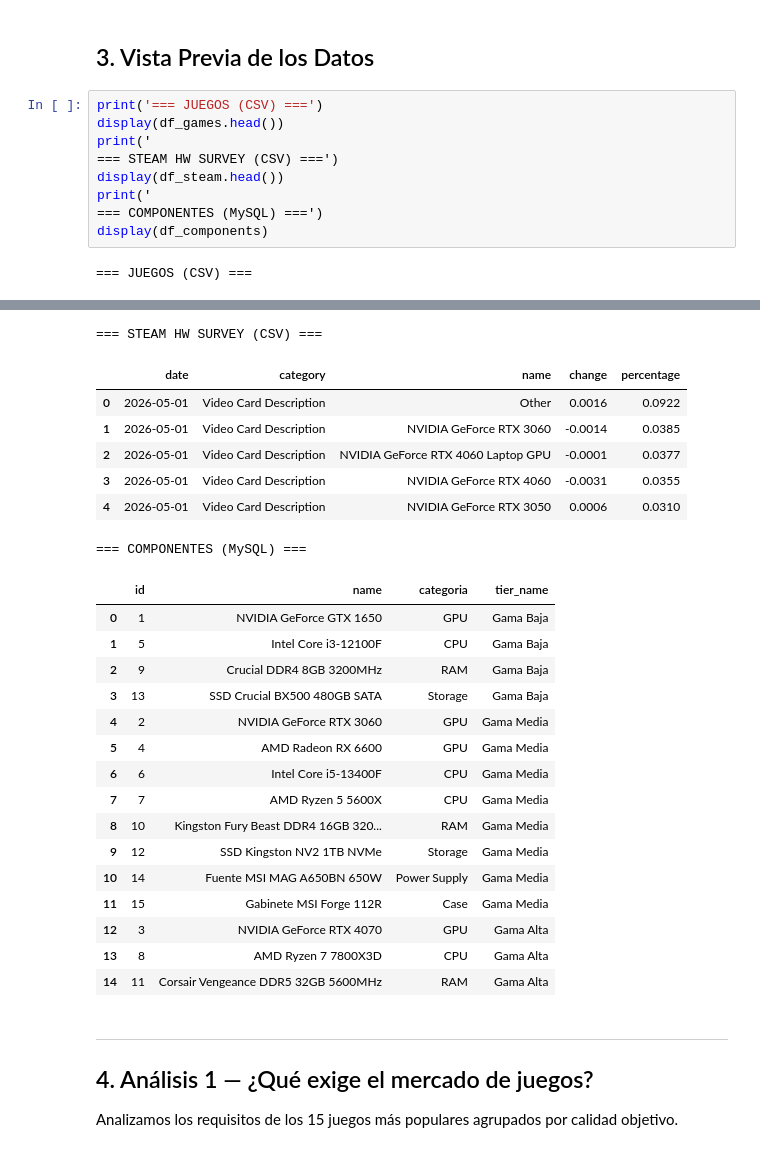
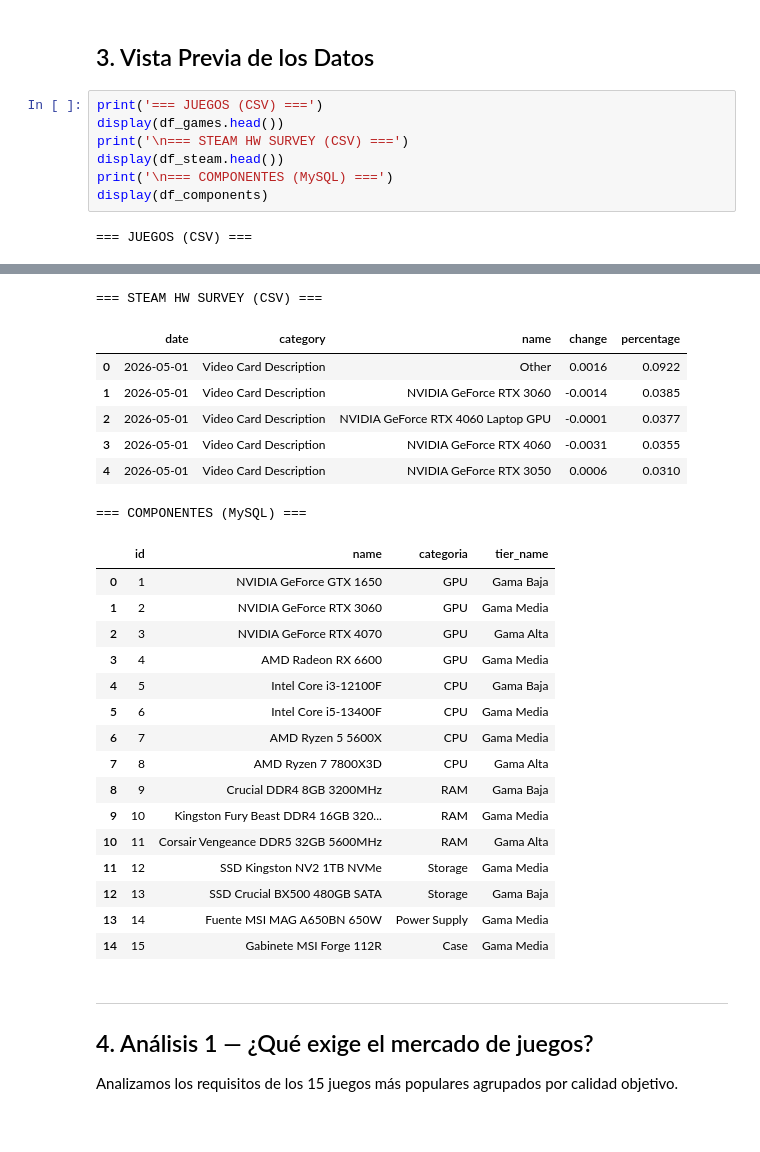
Before and after one commit to carlos31255/EV3_requerimientos_hw, a Jupyter notebook: eda/analisis.ipynb, the cells around one changed output, grey strips where cells are left out. Drawn from its saved outputs; the diff is of its cells as text.

```diff
--- a/eda/analisis.ipynb
+++ b/eda/analisis.ipynb
@@ -81,44 +81,42 @@ Tablas MySQL cargadas correctamente.
 # %%
 print('=== JUEGOS (CSV) ===')
 display(df_games.head())
-print('
-=== STEAM HW SURVEY (CSV) ===')
+print('\n=== STEAM HW SURVEY (CSV) ===')
 display(df_steam.head())
-print('
-=== COMPONENTES (MySQL) ===')
+print('\n=== COMPONENTES (MySQL) ===')
 display(df_components)
 # %% [output]
 === JUEGOS (CSV) ===
 |  | Memory: | Graphics Card: | CPU: | File Size: | OS: | name |
 | 0 | 6 GB | NVIDIA GeForce GTX 980 | Intel Core i5-6600 | 30 GB | Windows 10 | Hogwarts Legacy System Requirements |
 | 1 | 8 GB | NVIDIA GeForce GTX 970 or Radeon ... | Intel Core i5-3570K or FX-8310 | 70 GB | Windows 10 64-Bit | Cyberpunk 2077 System Requirements |
 | 2 | 4 GB | Intel HD 4000 or Radeon HD 7870 | Intel Core i3-3225 | 15 GB | Windows 7/8/10 64-bit | Fortnite System Requirements |
 | 3 | 4 GB | Intel HD 4000 | Intel Core 2 Duo E8400 or Athlon ... | 23 GB | Windows 7 64-bit | Valorant System Requirements |
 | 4 | 8 GB | AMD Radeon R9 280 | AMD FX-6300 | 150 GB | Windows 7 64-Bit | Red Dead Redemption 2 System Requ... |
 === STEAM HW SURVEY (CSV) ===
 |  | date | category | name | change | percentage |
 | 0 | 2026-05-01 | Video Card Description | Other | 0.0016 | 0.0922 |
 | 1 | 2026-05-01 | Video Card Description | NVIDIA GeForce RTX 3060 | -0.0014 | 0.0385 |
 | 2 | 2026-05-01 | Video Card Description | NVIDIA GeForce RTX 4060 Laptop GPU | -0.0001 | 0.0377 |
 | 3 | 2026-05-01 | Video Card Description | NVIDIA GeForce RTX 4060 | -0.0031 | 0.0355 |
 | 4 | 2026-05-01 | Video Card Description | NVIDIA GeForce RTX 3050 | 0.0006 | 0.0310 |
 === COMPONENTES (MySQL) ===
 |  | id | name | categoria | tier_name |
 | 0 | 1 | NVIDIA GeForce GTX 1650 | GPU | Gama Baja |
-| 1 | 5 | Intel Core i3-12100F | CPU | Gama Baja |
-| 2 | 9 | Crucial DDR4 8GB 3200MHz | RAM | Gama Baja |
-| 3 | 13 | SSD Crucial BX500 480GB SATA | Storage | Gama Baja |
-| 4 | 2 | NVIDIA GeForce RTX 3060 | GPU | Gama Media |
-| 5 | 4 | AMD Radeon RX 6600 | GPU | Gama Media |
-| 6 | 6 | Intel Core i5-13400F | CPU | Gama Media |
-| 7 | 7 | AMD Ryzen 5 5600X | CPU | Gama Media |
-| 8 | 10 | Kingston Fury Beast DDR4 16GB 320... | RAM | Gama Media |
-| 9 | 12 | SSD Kingston NV2 1TB NVMe | Storage | Gama Media |
-| 10 | 14 | Fuente MSI MAG A650BN 650W | Power Supply | Gama Media |
-| 11 | 15 | Gabinete MSI Forge 112R | Case | Gama Media |
-| 12 | 3 | NVIDIA GeForce RTX 4070 | GPU | Gama Alta |
-| 13 | 8 | AMD Ryzen 7 7800X3D | CPU | Gama Alta |
-| 14 | 11 | Corsair Vengeance DDR5 32GB 5600MHz | RAM | Gama Alta |
+| 1 | 2 | NVIDIA GeForce RTX 3060 | GPU | Gama Media |
+| 2 | 3 | NVIDIA GeForce RTX 4070 | GPU | Gama Alta |
+| 3 | 4 | AMD Radeon RX 6600 | GPU | Gama Media |
+| 4 | 5 | Intel Core i3-12100F | CPU | Gama Baja |
+| 5 | 6 | Intel Core i5-13400F | CPU | Gama Media |
+| 6 | 7 | AMD Ryzen 5 5600X | CPU | Gama Media |
+| 7 | 8 | AMD Ryzen 7 7800X3D | CPU | Gama Alta |
+| 8 | 9 | Crucial DDR4 8GB 3200MHz | RAM | Gama Baja |
+| 9 | 10 | Kingston Fury Beast DDR4 16GB 320... | RAM | Gama Media |
+| 10 | 11 | Corsair Vengeance DDR5 32GB 5600MHz | RAM | Gama Alta |
+| 11 | 12 | SSD Kingston NV2 1TB NVMe | Storage | Gama Media |
+| 12 | 13 | SSD Crucial BX500 480GB SATA | Storage | Gama Baja |
+| 13 | 14 | Fuente MSI MAG A650BN 650W | Power Supply | Gama Media |
+| 14 | 15 | Gabinete MSI Forge 112R | Case | Gama Media |
 # %% [markdown]
 ---
 ## 4. Análisis 1 — ¿Qué exige el mercado de juegos?
```
Also changed, not shown: parts of 6 cells of this notebook.
